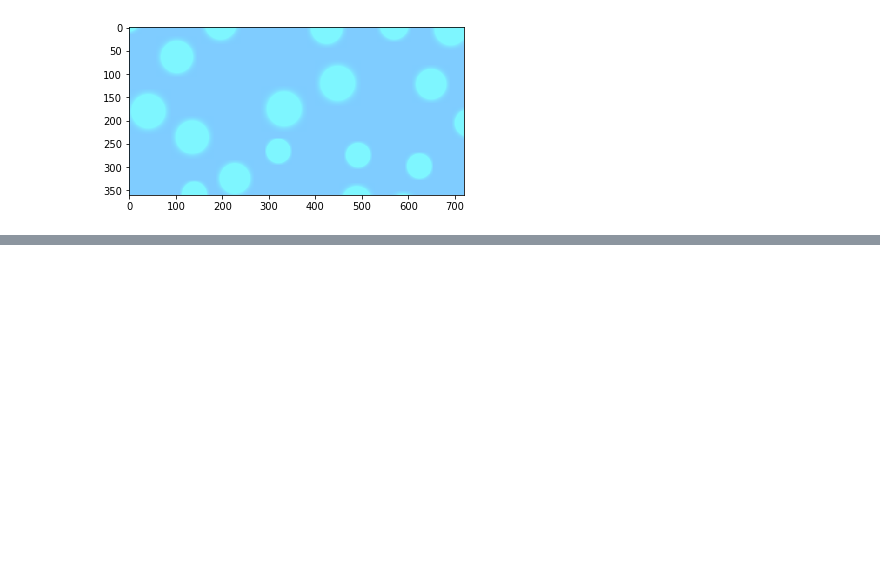
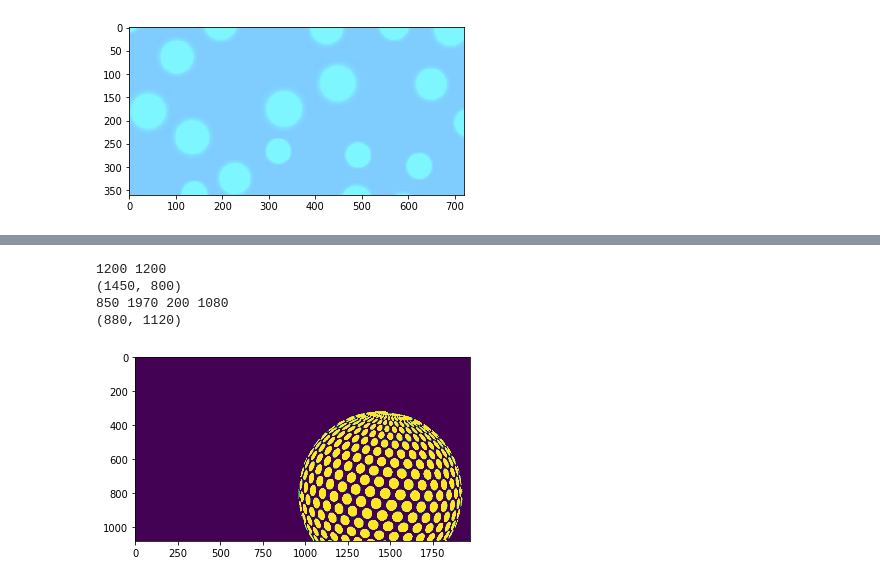
Before and after one commit to mtroym/svg_texture_bundle, a Jupyter notebook: strip_bg/strip_bg.ipynb, the cells around one changed output, grey strips where cells are left out. Cells and saved outputs as stored; diff of their text form; code cells hidden in the pictures; blank space fills up the shorter version.

```diff
--- a/strip_bg/strip_bg.ipynb
+++ b/strip_bg/strip_bg.ipynb
@@ -153,0 +253,38 @@ TypeError: triangulatePoints() takes at most 5 arguments (6 given)
+# %%
+element = cv2.imread('./dec/pointball{}.png'.format(random.randint(0,5)), -1)
+watermark = np.ones((H, W))
+mask = element[:,:,3]
+mask = cv2.GaussianBlur(mask, (5, 5), 0)
+# ruihua
+mask[mask > 128] = 255
+mask[mask <= 128] = 0
+
+mask = cv2.resize(mask, (1200, 1200), cv2.INTER_CUBIC)
+
+eleH, eleW = mask.shape[:2]
+print(eleH, eleW)
+center = (random.randint(0, int(W)),
+          random.randint(H*i - i*int(H/100), (i==1)*(H -int(H/100)) + (i==0)*int(H/4)))
+center = (1450,800)
+# gen slice of origin pic.
+x1 = int(max(0, center[0] - int(eleW/2)))
+x2 = int(min(W, center[0] + int(eleW/2)))
+y1 = int(max(0, center[1] - int(eleH/2)))
+y2 = int(min(H, center[1] + int(eleH/2)))
+print(center)
+print(x1,x2,y1,y2)
+cir_slice = mask[
+    int(y1 + int(eleH/2)-center[1]):int(y2 + int(eleH/2) - center[1]),
+    int(x1 + int(eleW/2)-center[0]):int(x2 + int(eleW/2) - center[0])]
+print(cir_slice.shape)
+#     plt.imshow(cir_slice)
+#     plt.show()
+watermark[y1:y2, x1:x2] = cir_slice
+plt.imshow(watermark)
+plt.show()
+# %% [output]
+1200 1200
+(1450, 800)
+850 1970 200 1080
+(880, 1120)
+[figure, added]
```
Also changed, not shown: parts of 5 cells of this notebook, 9 other files.
